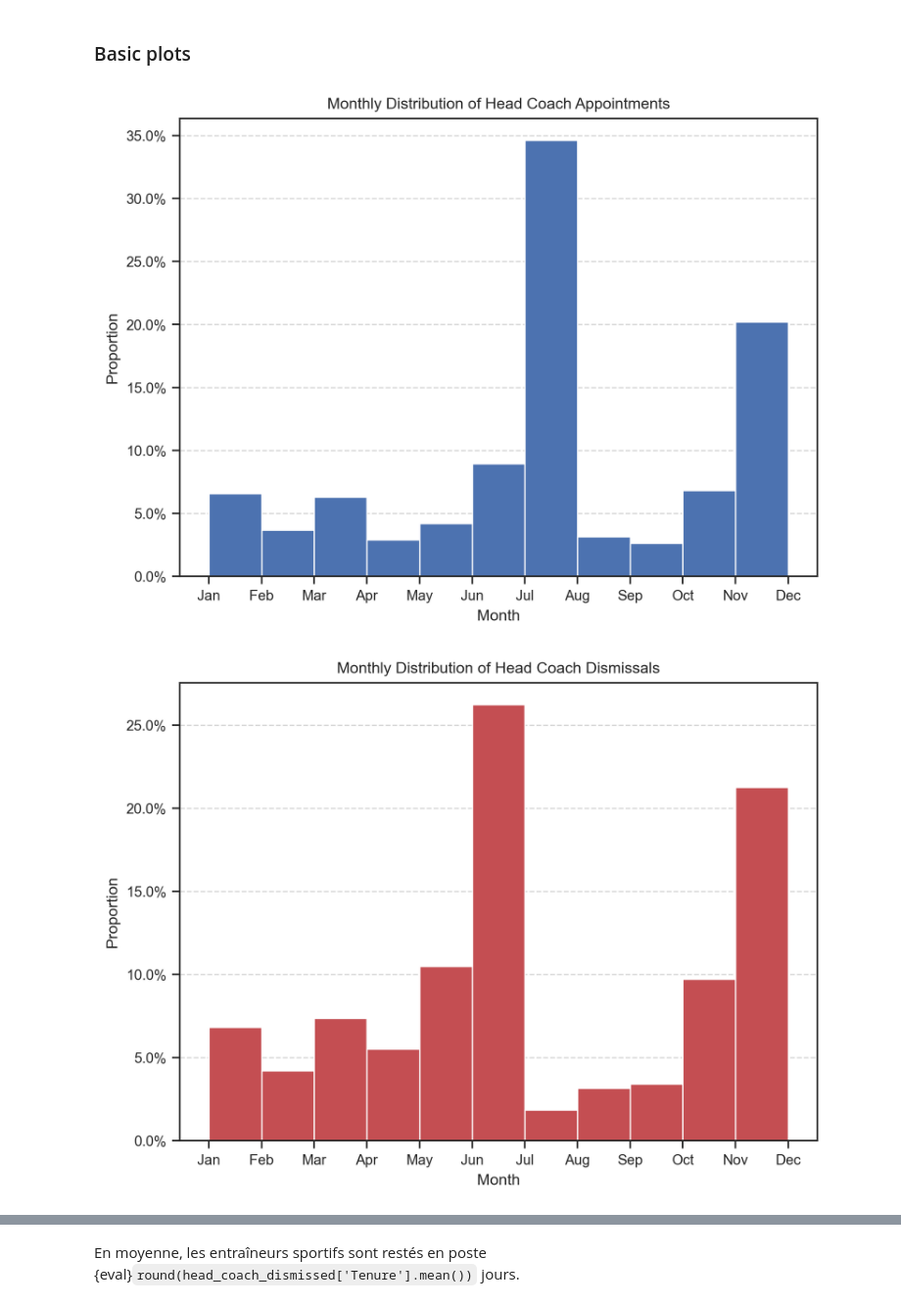
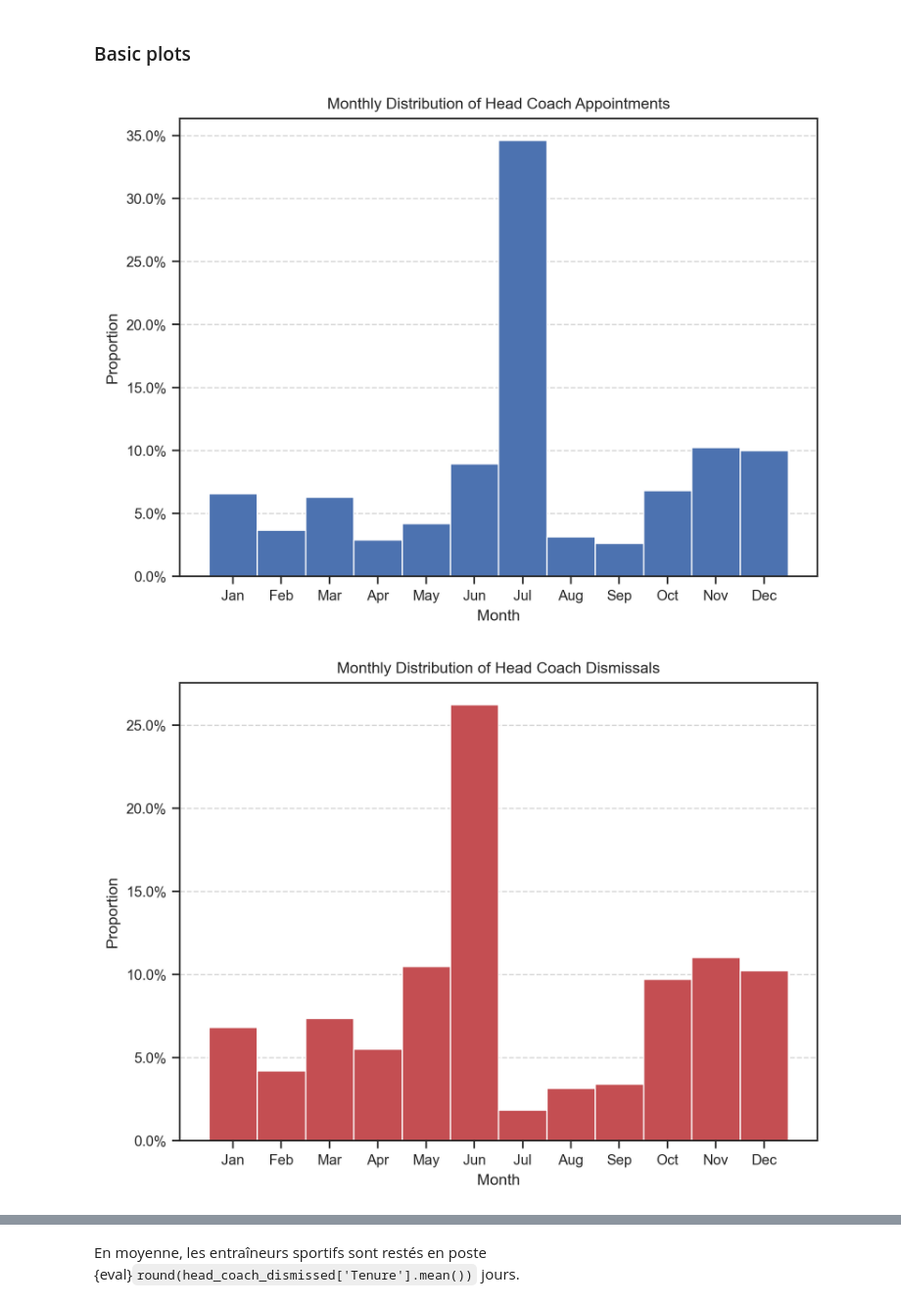
Before and after one commit to mathisdrn/head_coach_dismissal, a Jupyter notebook: src/03 Headcoach analysis.ipynb, the cells around one changed output, grey strips where cells are left out. Shown at 98% size. Drawn from its saved outputs; the diff is of its cells as text; code cells hidden in the pictures.

```diff
--- a/src/03 Headcoach analysis.ipynb
+++ b/src/03 Headcoach analysis.ipynb
@@ -19,10 +20,12 @@ plt.rcParams["figure.dpi"] = 300
 # %% [markdown]
 ### Loading data
 # %%
-head_coach = pd.read_csv("data/head_coach.csv", parse_dates=["Appointed", "EndDate"])
-head_coach_dismissed = head_coach[head_coach["EndDate"].notnull()]
+head_coach = pl.read_csv(Path("./data/head_coach.csv")).cast(
+    {"Appointed": pl.Date, "EndDate": pl.Date}
+)
 
-long_tenure = head_coach[head_coach["Tenure"] > 3000].shape[0]
+head_coach_dismissed = head_coach.filter(pl.col("EndDate").is_not_null())
+long_tenure = head_coach.filter(pl.col("Tenure") > 3000).height
 # %% [markdown]
 Il y a {eval}`long_tenure` entraîneurs avec plus de 3000 jours en poste. Cela concerne Arsene Wenger qui a été responsable d’Arsenal pendant 7046 jours.
 # %% [markdown]
@@ -35,38 +51,42 @@ months = pd.date_range("2022-01-01", "2022-12-31", freq="ME").strftime("%b").tol
 plt.figure()
 plt.grid(axis="y", linestyle="--", alpha=0.8)
 sns.histplot(
-    head_coach["Appointed"].dt.month,
-    bins=11,
-    color="b",
-    kde=False,
+    head_coach.get_column("Appointed").dt.month(),
     stat="density",
+    discrete=True,
     alpha=1,
 )
 plt.gca().yaxis.set_major_formatter(mticker.PercentFormatter(xmax=1))
-plt.xticks(range(1, 13), months)
+plt.gca().set_xticks(range(1, 13))
+plt.gca().set_xticklabels(
+    ["Jan", "Feb", "Mar", "Apr", "May", "Jun", "Jul", "Aug", "Sep", "Oct", "Nov", "Dec"]
+)
 plt.title("Monthly Distribution of Head Coach Appointments")
 plt.xlabel("Month")
 plt.ylabel("Proportion")
 plt.show()
 # %% [output]
-[figure, old version]
+[figure, new version]
 # %%
 # | label: hc_dismissal
 # Plot for Head Coach dismissal distribution
+plt.figure()
 plt.grid(axis="y", linestyle="--", alpha=0.8)
 sns.histplot(
-    head_coach["EndDate"].dt.month,
-    bins=11,
+    head_coach.get_column("EndDate").dt.month(),
+    stat="density",
     color="r",
-    kde=False,
-    stat="density",
+    discrete=True,
     alpha=1,
 )
-plt.xticks(range(1, 13), months)
 plt.gca().yaxis.set_major_formatter(mticker.PercentFormatter(xmax=1))
+plt.gca().set_xticks(range(1, 13))
+plt.gca().set_xticklabels(
+    ["Jan", "Feb", "Mar", "Apr", "May", "Jun", "Jul", "Aug", "Sep", "Oct", "Nov", "Dec"]
+)
 plt.title("Monthly Distribution of Head Coach Dismissals")
 plt.xlabel("Month")
 plt.ylabel("Proportion")
 plt.show()
 # %% [output]
-[figure, old version]
+[figure, new version]
```
Also changed, not shown: parts of 12 cells of this notebook, 9 other files.
